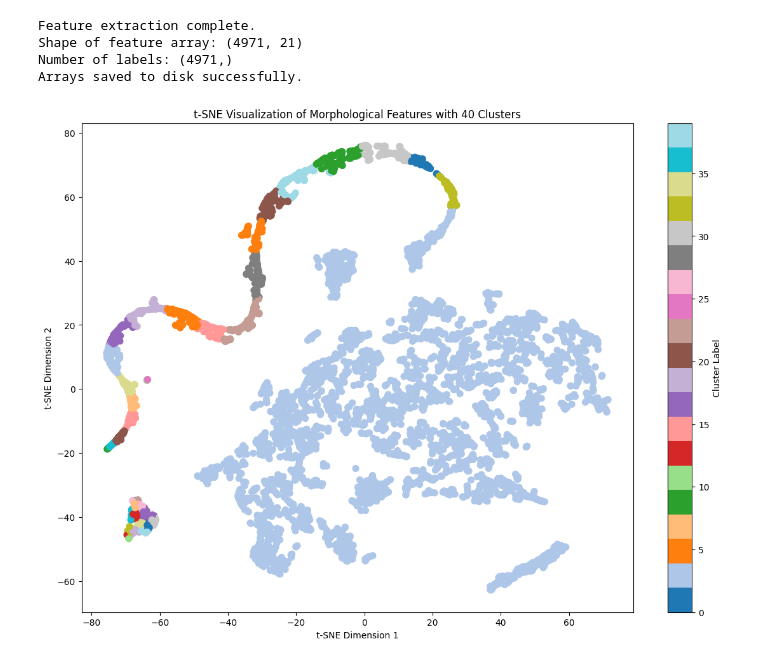
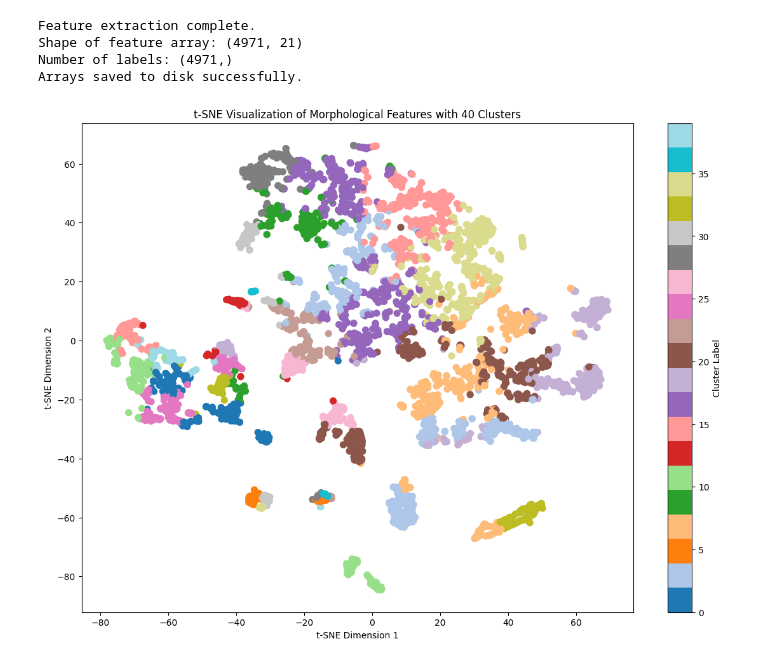
Before and after one commit to mkmksto/ai221_final_project, a Jupyter notebook: notebooks/cantor_test_1.ipynb, the cells around one changed output. Saved outputs shown, nothing was run; the diff lists cells and outputs as text; code cells hidden in the pictures.

```diff
--- a/notebooks/cantor_test_1.ipynb
+++ b/notebooks/cantor_test_1.ipynb
@@ -707,23 +710,36 @@ Feature extraction complete.
 Shape of feature array: (4971, 21)
 Number of labels: (4971,)
 Arrays saved to disk successfully.
+# %%
+features_array_morphological = np.load('../data/features_morphological.npy')
+labels_array_morphological = np.load('../data/labels_morphological.npy')
+target_names_morphological = np.load('../data/target_names_morphological.npy')
+target_names_morphological = np.unique(labels_array_morphological).tolist()
 # %%
+# Encode target labels
+le = LabelEncoder()
+y = le.fit_transform(labels_array_morphological)
+
+# Scale the features using StandardScaler
+scaler = StandardScaler()
+x_scaled = scaler.fit_transform(features_array_morphological)
+
 # Apply KMeans clustering with 40 clusters
 kmeans = KMeans(n_clusters=40, random_state=42)
-cluster_labels = kmeans.fit_predict(features_array_morphological)
+cluster_labels = kmeans.fit_predict(x_scaled)
 
 # Reduce dimensionality for visualization using t-SNE
 tsne = TSNE(n_components=2, random_state=42)
-tsne_results = tsne.fit_transform(features_array_morphological)
+tsne_results = tsne.fit_transform(x_scaled)
 
 # Visualize the clusters
 plt.figure(figsize=(14, 10))
 scatter = plt.scatter(tsne_results[:, 0], tsne_results[:, 1], c=cluster_labels, cmap='tab20', s=50)
 plt.colorbar(scatter, label='Cluster Label')
 plt.title('t-SNE Visualization of Morphological Features with 40 Clusters')
 plt.xlabel('t-SNE Dimension 1')
 plt.ylabel('t-SNE Dimension 2')
 plt.show()
 # %% [output]
-[figure, old version]
+[figure, new version]
 # %%
```
Also changed, not shown: parts of 5 cells of this notebook, 1 other file.
